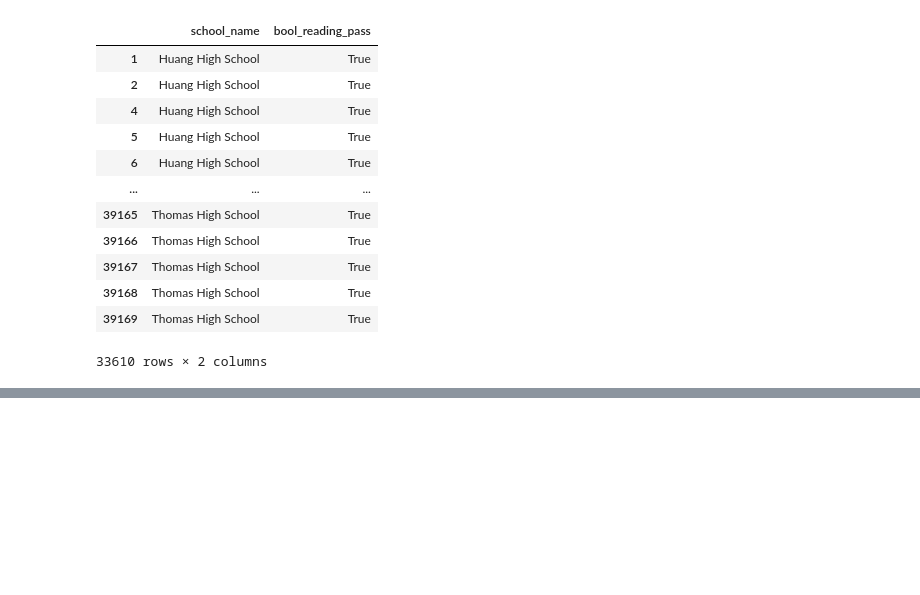
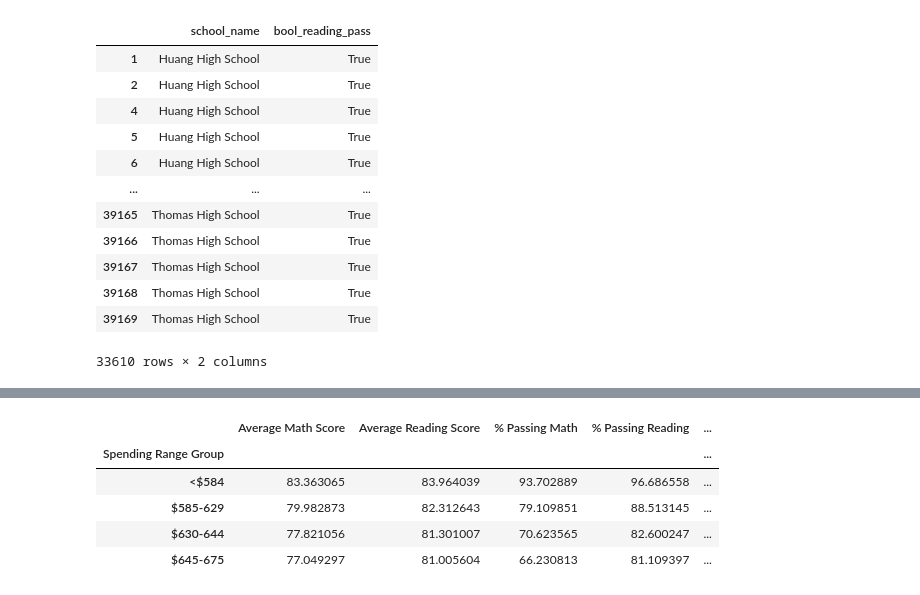
Before and after one commit to annabelcheong/pandas-challenge, a Jupyter notebook: PyCitySchools/school.ipynb, the cells around one changed output, grey strips where cells are left out. Drawn from its saved outputs; the diff is of its cells as text; code cells hidden in the pictures; blank space fills up the shorter version.

Commit message:
School Spending, School Size tables completed

```diff
--- a/PyCitySchools/school.ipynb
+++ b/PyCitySchools/school.ipynb
@@ -794,0 +769,44 @@ avg_complete_df
+# %%
+#Scores by School Spending
+
+#Take copy of the raw data with added boolean columns, and column names are all in order and named as per solution table.
+avg_complete_df=complete_bool_df.copy()
+
+#------------------------------------
+
+avg_complete_df["budget per student"]=avg_complete_df["budget"]/avg_complete_df["size"]
+
+#Binning Spending Ranges per Student
+bins=[0,584,629,644,675]
+group_names=["<$584","$585-629","$630-644","$645-675"]
+
+avg_complete_df["Spending Range Group"]=pd.cut(avg_complete_df["budget per student"], bins, labels=group_names, include_lowest=True)
+
+#Groupby the Spending Range Group
+avg_complete_df=avg_complete_df.groupby(["Spending Range Group"])
+avg_complete_df=avg_complete_df.mean()
+avg_complete_df
+
+#--------
+#Change % Passing subjects from decimal to percentage values
+avg_complete_df["bool_math_pass"]=avg_complete_df["bool_math_pass"]*100
+avg_complete_df["bool_reading_pass"]=avg_complete_df["bool_reading_pass"]*100
+avg_complete_df["bool_both_pass"]=avg_complete_df["bool_both_pass"]*100
+#--------
+#####Editing for final size df#####
+#Rename columns
+avg_complete_df=avg_complete_df.rename(columns={"math_score":"Average Math Score","reading_score":"Average Reading Score","bool_math_pass":"% Passing Math","bool_reading_pass":"% Passing Reading","bool_both_pass":"% Overall Passing"})
+
+#Drop columns
+avg_complete_df=avg_complete_df.drop(columns={"Student ID","School ID","size","budget","budget per student"})
+#Reorder columns
+avg_complete_df=avg_complete_df[["Average Math Score","Average Reading Score","% Passing Math","% Passing Reading", "% Overall Passing"]]
+
+avg_complete_df
+# %% [output]
+|  | Average Math Score | Average Reading Score | % Passing Math | % Passing Reading | ... |
+| Spending Range Group |  |  |  |  | ... |
+| <$584 | 83.363065 | 83.964039 | 93.702889 | 96.686558 | ... |
+| $585-629 | 79.982873 | 82.312643 | 79.109851 | 88.513145 | ... |
+| $630-644 | 77.821056 | 81.301007 | 70.623565 | 82.600247 | ... |
+| $645-675 | 77.049297 | 81.005604 | 66.230813 | 81.109397 | ... |
```
Also changed, not shown: parts of 4 cells of this notebook.
